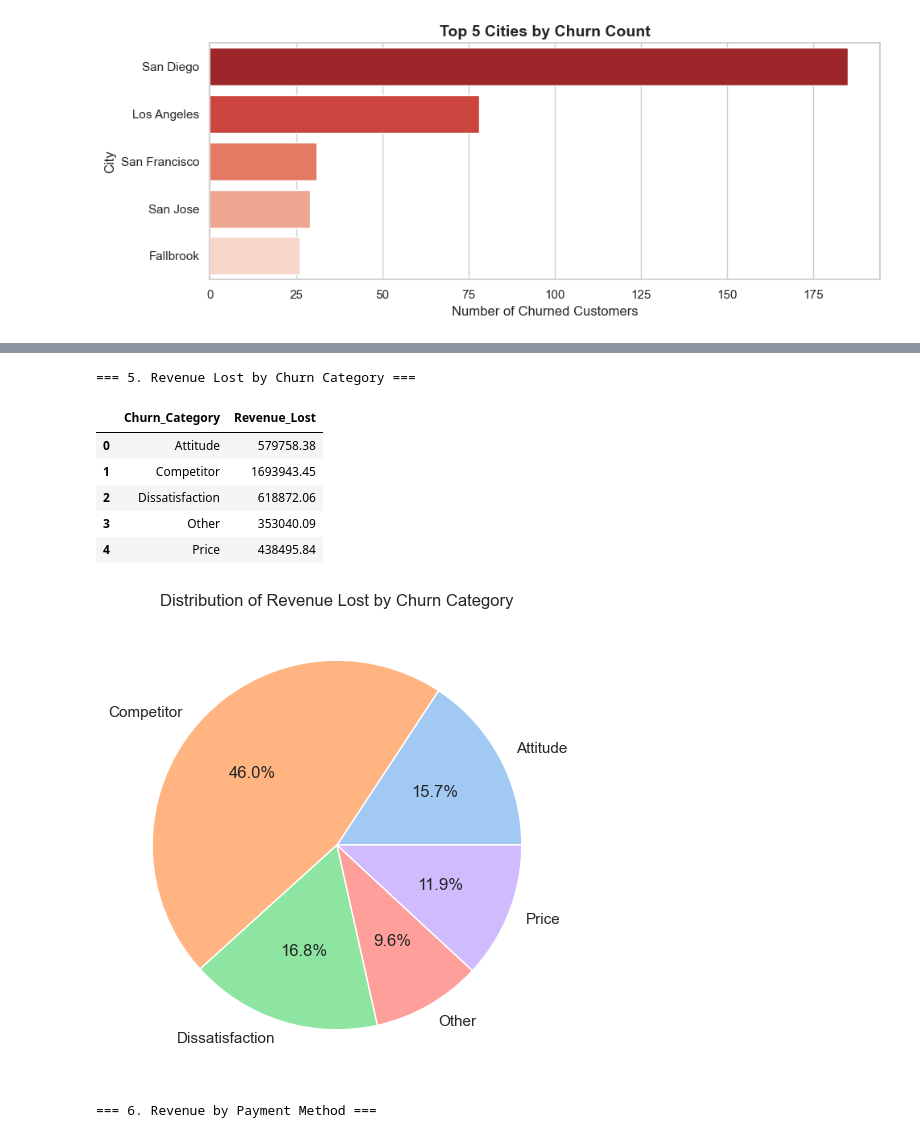
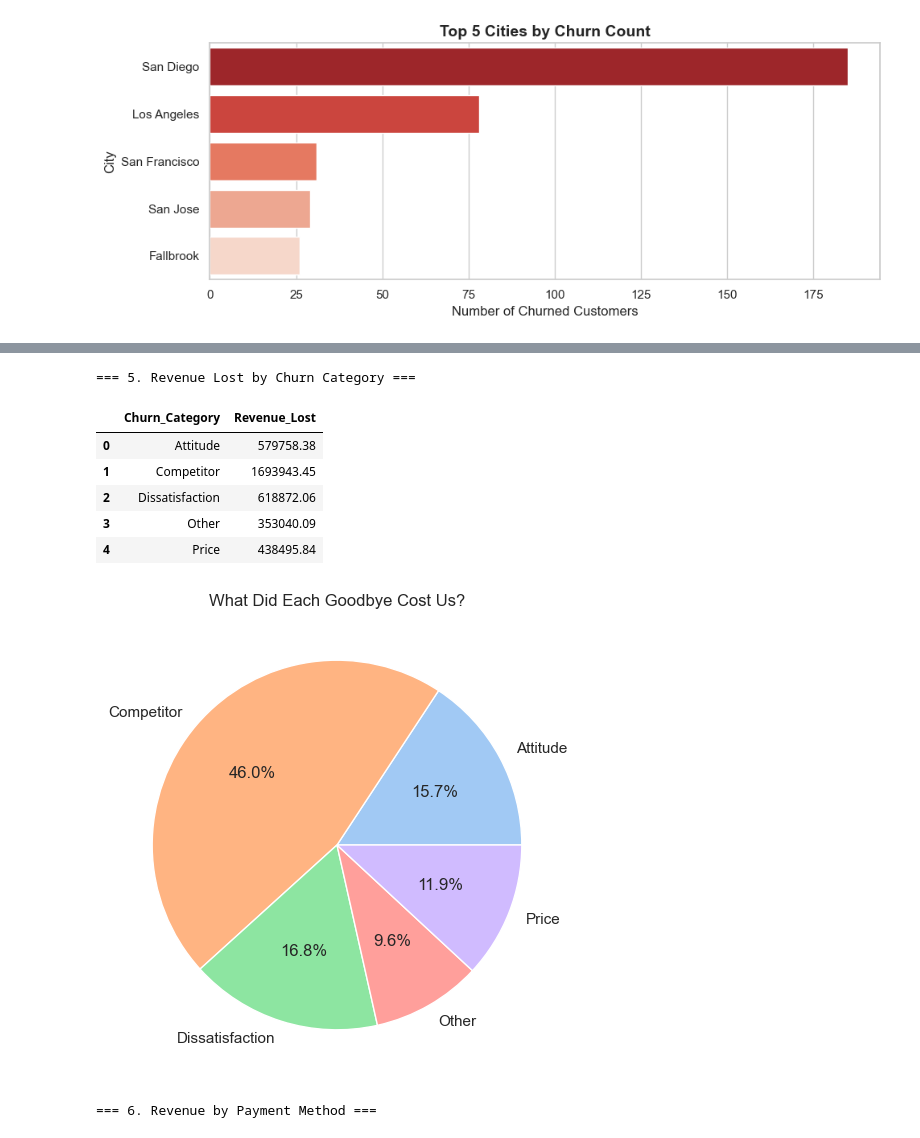
Before and after one commit to marwaharon27/Customer-Churn, a Jupyter notebook: Python/Final_Python.ipynb, the cells around one changed output, grey strips where cells are left out. Drawn from its saved outputs; the diff is of its cells as text; code cells hidden in the pictures.

```diff
--- a/Python/Final_Python.ipynb
+++ b/Python/Final_Python.ipynb
@@ -1147,35 +1232,35 @@ plt.show()
 print("=== 5. Revenue Lost by Churn Category ===")
 
 revenue_lost_cat = (
     fact_table
     .merge(dim_churn, on='Churn_Key')
     .query("churn == 'Yes'")
     .groupby('Churn_Category')['Total_Revenue']
     .sum()
     .reset_index(name='Revenue_Lost')
 )
 
 display(revenue_lost_cat)
 
 plt.figure(figsize=(6, 6))
 plt.pie(
     revenue_lost_cat['Revenue_Lost'],
     labels=revenue_lost_cat['Churn_Category'],
     autopct='%1.1f%%',
     colors=sns.color_palette('pastel')
 )
 
-plt.title('Distribution of Revenue Lost by Churn Category')
+plt.title('What Did Each Goodbye Cost Us?')
 plt.show()
 # %% [output]
 === 5. Revenue Lost by Churn Category ===
 |  | Churn_Category | Revenue_Lost |
 | 0 | Attitude | 579758.38 |
 | 1 | Competitor | 1693943.45 |
 | 2 | Dissatisfaction | 618872.06 |
 | 3 | Other | 353040.09 |
 | 4 | Price | 438495.84 |
-[figure, old version]
+[figure, new version]
 # %%
 # ------------------------------------------------------------------------------
 # 6. Revenue by Payment Method
```
Also changed, not shown: parts of 38 cells of this notebook, 16 other files.
